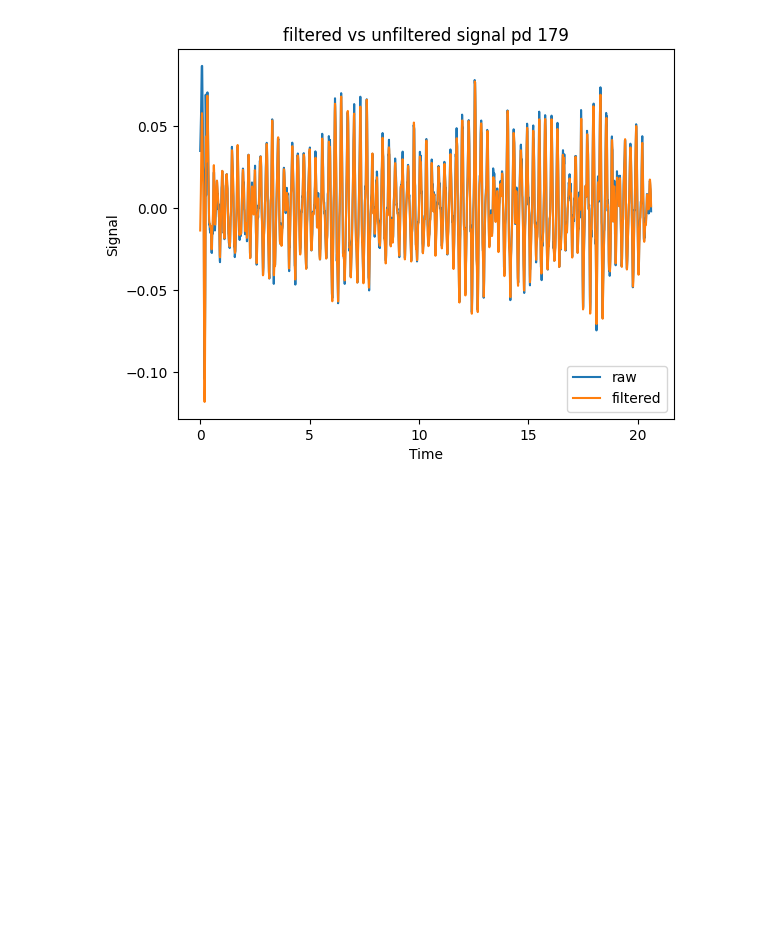
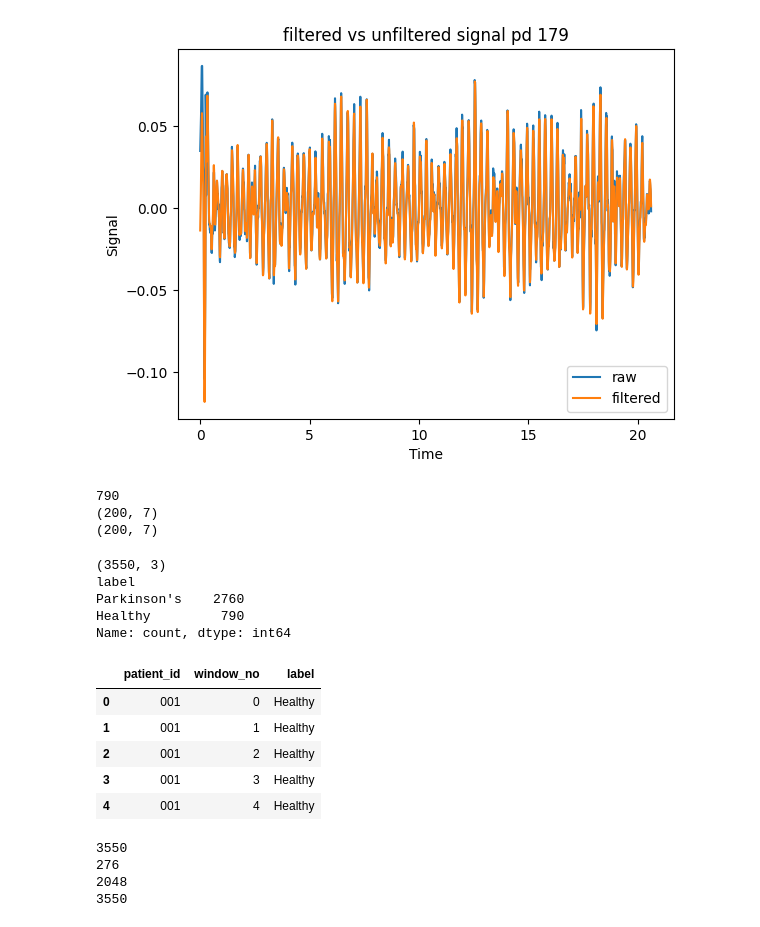
Before and after one commit to isaacmutuma/federated-subset-scanning-pads, a Jupyter notebook: Data_processing.ipynb, the cells around one changed output. Cells and saved outputs as stored; diff of their text form; code cells hidden in the pictures; blank space fills up the shorter version.

Commit message:
Data Processing Complete

```diff
--- a/Data_processing.ipynb
+++ b/Data_processing.ipynb
@@ -70,7 +70,7 @@ print(df.shape)
 # %%
 
 def get_patient_label(patient_id,patients_dir):
-  individual_file= f"patient_{patient_id:03d}.json" # the padding ensures we can enter an int without thinking about the zeros
+  individual_file= f"patient_{int(patient_id):03d}.json" # the padding ensures we can enter an int without thinking about the zeros
   file_path=osp.join(patients_dir,individual_file)
 
   # reading the file contents
@@ -297,3 +297,77 @@ plt.legend()
 plt.show()
 # %% [output]
 [figure]
+# %%
+# windowing out the input for the cnn
+window_lookup={}
+for patient_id,signal in healthy_filtered.items():
+  n_windows= len(signal)//200
+  for window_i in range(n_windows):
+      start_row = window_i * 200
+      end_row = start_row + 200
+      window = signal.iloc[start_row:end_row]
+      window_lookup[(patient_id,window_i)]=window
+
+
+print(len(window_lookup))              # expect ~79 subjects × 10 windows ≈ 790
+print(window_lookup[("001", 0)].shape) # expect (200, 7)
+print(window_lookup[("001", 9)].shape) # expect (200, 7) — last valid window
+# %% [output]
+790
+(200, 7)
+(200, 7)
+# %%
+# splitting the filtered pd data into 10 windows
+# this stored in a look up dict where the key is patient_id and window number
+#the value is the 200(2sec) window recorded per patient per window
+
+
+#window_lookup={}
+for patient_id,signal in pd_filtered.items():
+  n_windows=len(signal)//200
+  for window_i in range(n_windows):
+    start_row = 200* window_i
+    end_row= start_row +200
+    window = signal.iloc[start_row:end_row]
+    window_lookup[(patient_id,window_i)]=window
+# %%
+#metadata table
+# connects the patient_id ,window_i to a label
+# so three items on this table 2 from a dict 1 from the label function call
+window_metadata=[]
+for(patient_id,window_i),window in window_lookup.items():
+  label=get_patient_label(patient_id, patients_dir)
+  window_metadata.append({
+      "patient_id": patient_id,
+      "window_no":window_i,
+      "label": label
+  })
+# converting a list of dict into a df
+window_metadata_df = pd.DataFrame(window_metadata)
+
+print(window_metadata_df.shape)      # expect ~790 (HC) + however many PD windows, 3 columns
+print(window_metadata_df.label.value_counts())
+window_metadata_df.head()
+# %% [output]
+(3550, 3)
+label
+Parkinson's    2760
+Healthy         790
+Name: count, dtype: int64
+|  | patient_id | window_no | label |
+| 0 | 001 | 0 | Healthy |
+| 1 | 001 | 1 | Healthy |
+| 2 | 001 | 2 | Healthy |
+| 3 | 001 | 3 | Healthy |
+| 4 | 001 | 4 | Healthy |
+# %%
+print(len(window_lookup))
+print(len(pd_filtered))
+one_id = list(pd_filtered.keys())[0]
+print(len(pd_filtered[one_id]))
+print(len(window_lookup))   # expect (79 + 276) * 10 ≈ 3550
+# %% [output]
+3550
+276
+2048
+3550
```
Also changed, not shown: parts of 1 cell of this notebook.
